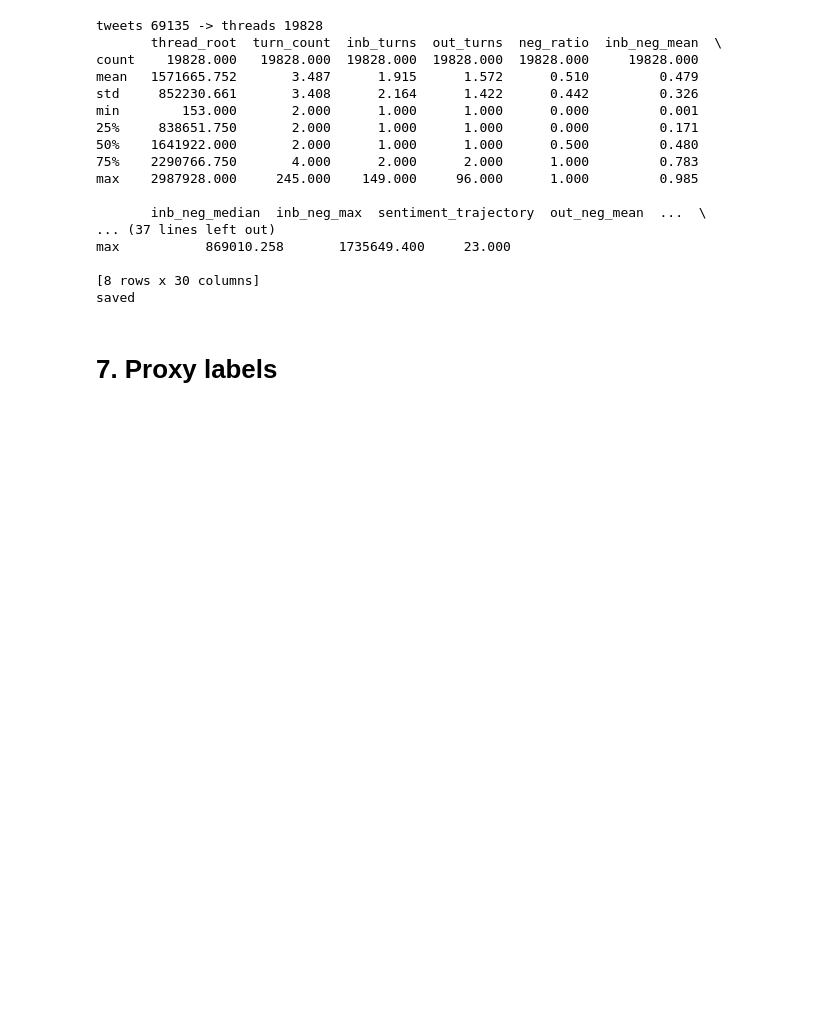
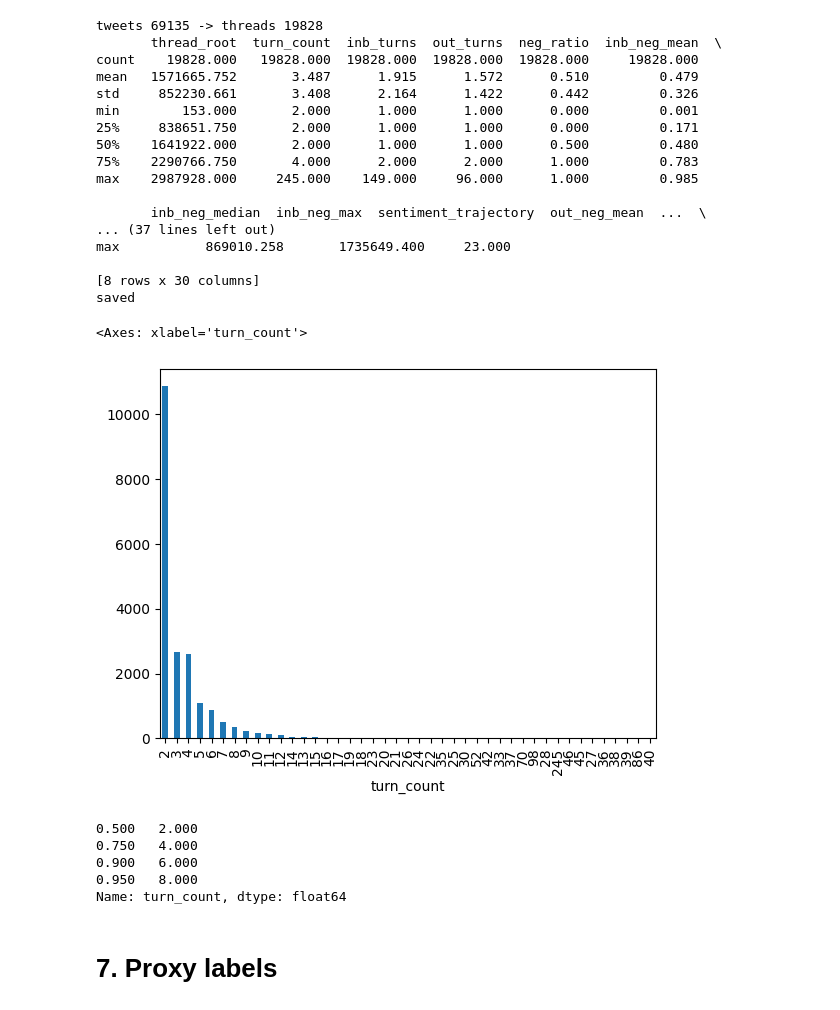
Before and after one commit to rudimentos/Social-Media_Machine-Learning_project, a Jupyter notebook: twcs_jyp.ipynb, the cells around one changed output. Cells and saved outputs as stored; diff of their text form; code cells hidden in the pictures; blank space fills up the shorter version.

```diff
--- a/twcs_jyp.ipynb
+++ b/twcs_jyp.ipynb
@@ -191,3 +193,27 @@ Data columns (total 11 columns):
  10  turn_index               145115 non-null  int64
 dtypes: bool(3), datetime64[ns, UTC](1), float64(2), int64(2), object(3)
 memory usage: 10.4+ MB
+# %%
+DetectorFactory.seed = 42
+
+def thread_lang_conf(group):
+    # detect language on concatenated customer text for the whole thread
+    cust_text = " ".join(group[group["inbound"] == True]["text"].astype(str))
+    try:
+        top = detect_langs(cust_text)[0]
+        return pd.Series({"lang": top.lang, "conf": top.prob})
+    except:
+        return pd.Series({"lang": "unknown", "conf": 0.0})
+
+
+# detect per thread
+lang_conf = df_sample.groupby("thread_root").apply(thread_lang_conf)
+
+# only drop threads confidently detected as non-english
+drop_ids = lang_conf[(lang_conf["lang"] != "en") & (lang_conf["conf"] > 0.90)].index
+
+before = df_sample["thread_root"].nunique()
+df_sample = df_sample[~df_sample["thread_root"].isin(drop_ids)].copy()
+after = df_sample["thread_root"].nunique()
+
+print(f"threads: {before} -> {after} ({before - after} non-english dropped)")
@@ -1060,3 +1086,16 @@ max           869010.258       1735649.400     23.000
 
 [8 rows x 30 columns]
 saved
+# %%
+df_threads['turn_count'].value_counts().plot(kind='bar')
+# %% [output]
+<Axes: xlabel='turn_count'>
+[figure, added]
+# %%
+print(df_threads["turn_count"].quantile([0.5, 0.75, 0.9, 0.95]))
+# %% [output]
+0.500   2.000
+0.750   4.000
+0.900   6.000
+0.950   8.000
+Name: turn_count, dtype: float64
```
Also changed, not shown: parts of 11 cells of this notebook.
